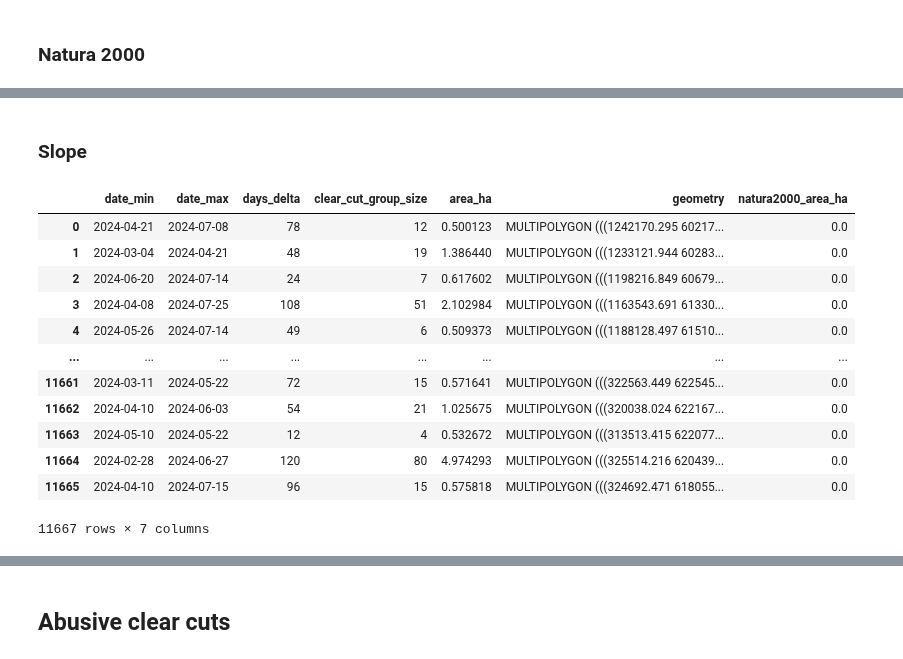
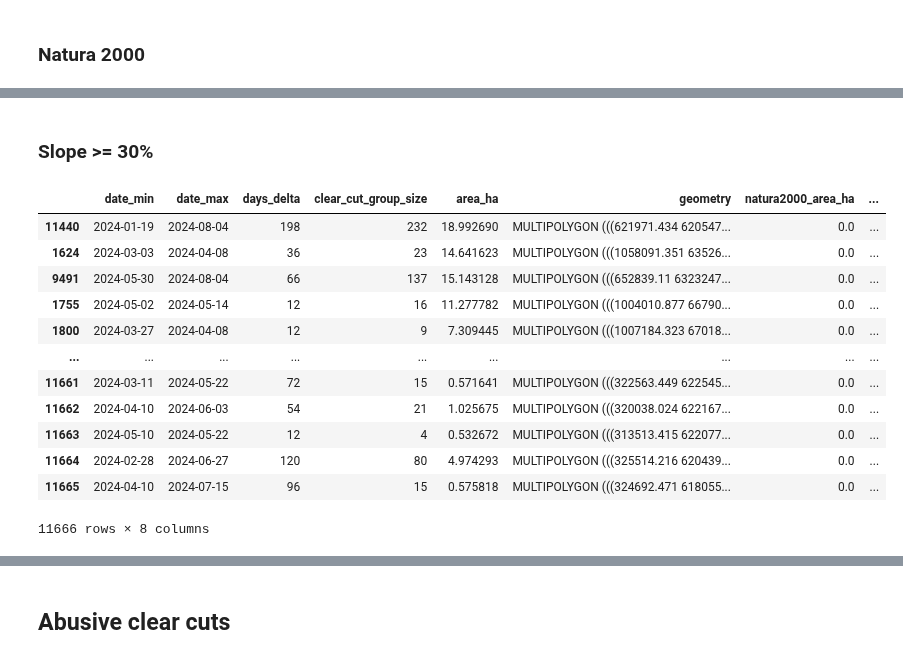
Before and after one commit to dataforgoodfr/13_brigade_coupes_rases, a Jupyter notebook: analytics/notebooks/stats_abusive_clear_cuts.ipynb, the cells around one changed output, grey strips where cells are left out. Cells and saved outputs as stored; diff of their text form; code cells hidden in the pictures.

```diff
--- a/analytics/notebooks/stats_abusive_clear_cuts.ipynb
+++ b/analytics/notebooks/stats_abusive_clear_cuts.ipynb
@@ -70,37 +125,41 @@ natura2000
+# %% [markdown]
+### Slope >= 30%
 # %%
-# ~2-3 minutes
+# ~4-5 minutes
 
-# Join Sufosat and Natura2000
-natura2000["natura2000_geometry"] = natura2000["geometry"]
-sufosat: gpd.GeoDataFrame = gpd.sjoin(
-    sufosat, natura2000, how="left", predicate="intersects"
-).drop(columns="index_right")
+# TODO: use multiprocessing to speed this up?
+
+# Join Sufosat and IGN's slope
+slope30["slope30_geometry"] = slope30["geometry"]
+sufosat: gpd.GeoDataFrame = gpd.sjoin(sufosat, slope30, how="left", predicate="intersects")
 
 # Get the area of the intersection
-sufosat["natura2000_area_ha"] = (
-    sufosat["geometry"].intersection(sufosat["natura2000_geometry"]).area / 10000
+sufosat["slope30_area_ha"] = (
+    sufosat["geometry"].intersection(sufosat["slope30_geometry"]).area / 10000
 )
 
-# Fill NaN values (if there is no intersection with a Natura2000 area)
-sufosat["natura2000_area_ha"] = sufosat["natura2000_area_ha"].fillna(0)
+# A clear cut can join several slope polygons, we want to only keep the largest one
+sufosat = sufosat.sort_values("slope30_area_ha", ascending=False)
+sufosat = sufosat[~sufosat.index.duplicated(keep="first")]
+
+# Fill NaN values (if there is no intersection with a slope30 area)
+sufosat["slope30_area_ha"] = sufosat["slope30_area_ha"].fillna(0)
 
 # Get rid of useless columns that come from the spatial join
-sufosat = sufosat.drop(columns=["index_right", "natura2000_geometry"])
+sufosat = sufosat.drop(columns=["index_right", "slope30_geometry"])
+
+sufosat
+# %% [output]
+|  | date_min | date_max | days_delta | clear_cut_group_size | area_ha | geometry | natura2000_area_ha | ... |
+| 11440 | 2024-01-19 | 2024-08-04 | 198 | 232 | 18.992690 | MULTIPOLYGON (((621971.434 620547... | 0.0 | ... |
+| 1624 | 2024-03-03 | 2024-04-08 | 36 | 23 | 14.641623 | MULTIPOLYGON (((1058091.351 63526... | 0.0 | ... |
+| 9491 | 2024-05-30 | 2024-08-04 | 66 | 137 | 15.143128 | MULTIPOLYGON (((652839.11 6323247... | 0.0 | ... |
+| 1755 | 2024-05-02 | 2024-05-14 | 12 | 16 | 11.277782 | MULTIPOLYGON (((1004010.877 66790... | 0.0 | ... |
+| 1800 | 2024-03-27 | 2024-04-08 | 12 | 9 | 7.309445 | MULTIPOLYGON (((1007184.323 67018... | 0.0 | ... |
+| ... | ... | ... | ... | ... | ... | ... | ... | ... |
+| 11661 | 2024-03-11 | 2024-05-22 | 72 | 15 | 0.571641 | MULTIPOLYGON (((322563.449 622545... | 0.0 | ... |
+| 11662 | 2024-04-10 | 2024-06-03 | 54 | 21 | 1.025675 | MULTIPOLYGON (((320038.024 622167... | 0.0 | ... |
+| 11663 | 2024-05-10 | 2024-05-22 | 12 | 4 | 0.532672 | MULTIPOLYGON (((313513.415 622077... | 0.0 | ... |
+| 11664 | 2024-02-28 | 2024-06-27 | 120 | 80 | 4.974293 | MULTIPOLYGON (((325514.216 620439... | 0.0 | ... |
+| 11665 | 2024-04-10 | 2024-07-15 | 96 | 15 | 0.575818 | MULTIPOLYGON (((324692.471 618055... | 0.0 | ... |
+11666 rows × 8 columns
-# %% [markdown]
-### Slope
-# %%
-sufosat
-# %% [output]
-|  | date_min | date_max | days_delta | clear_cut_group_size | area_ha | geometry | natura2000_area_ha |
-| 0 | 2024-04-21 | 2024-07-08 | 78 | 12 | 0.500123 | MULTIPOLYGON (((1242170.295 60217... | 0.0 |
-| 1 | 2024-03-04 | 2024-04-21 | 48 | 19 | 1.386440 | MULTIPOLYGON (((1233121.944 60283... | 0.0 |
-| 2 | 2024-06-20 | 2024-07-14 | 24 | 7 | 0.617602 | MULTIPOLYGON (((1198216.849 60679... | 0.0 |
-| 3 | 2024-04-08 | 2024-07-25 | 108 | 51 | 2.102984 | MULTIPOLYGON (((1163543.691 61330... | 0.0 |
-| 4 | 2024-05-26 | 2024-07-14 | 49 | 6 | 0.509373 | MULTIPOLYGON (((1188128.497 61510... | 0.0 |
-| ... | ... | ... | ... | ... | ... | ... | ... |
-| 11661 | 2024-03-11 | 2024-05-22 | 72 | 15 | 0.571641 | MULTIPOLYGON (((322563.449 622545... | 0.0 |
-| 11662 | 2024-04-10 | 2024-06-03 | 54 | 21 | 1.025675 | MULTIPOLYGON (((320038.024 622167... | 0.0 |
-| 11663 | 2024-05-10 | 2024-05-22 | 12 | 4 | 0.532672 | MULTIPOLYGON (((313513.415 622077... | 0.0 |
-| 11664 | 2024-02-28 | 2024-06-27 | 120 | 80 | 4.974293 | MULTIPOLYGON (((325514.216 620439... | 0.0 |
-| 11665 | 2024-04-10 | 2024-07-15 | 96 | 15 | 0.575818 | MULTIPOLYGON (((324692.471 618055... | 0.0 |
-11667 rows × 7 columns
```
Also changed, not shown: parts of 10 cells of this notebook.
